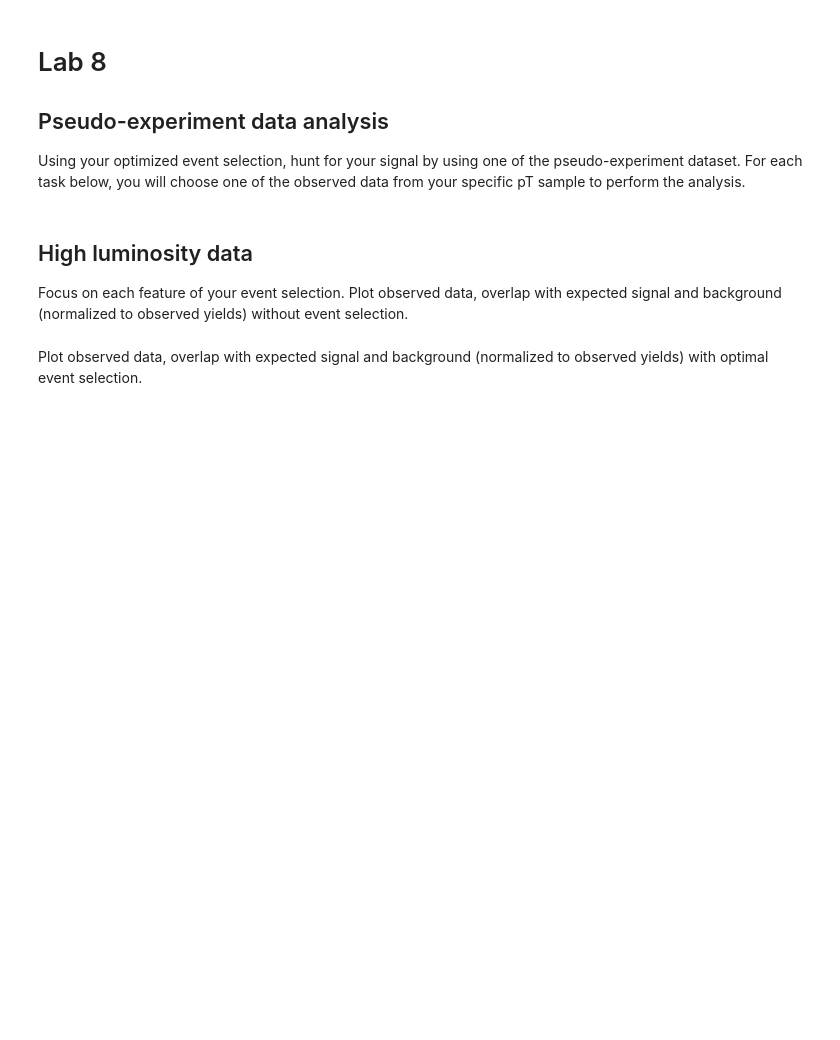
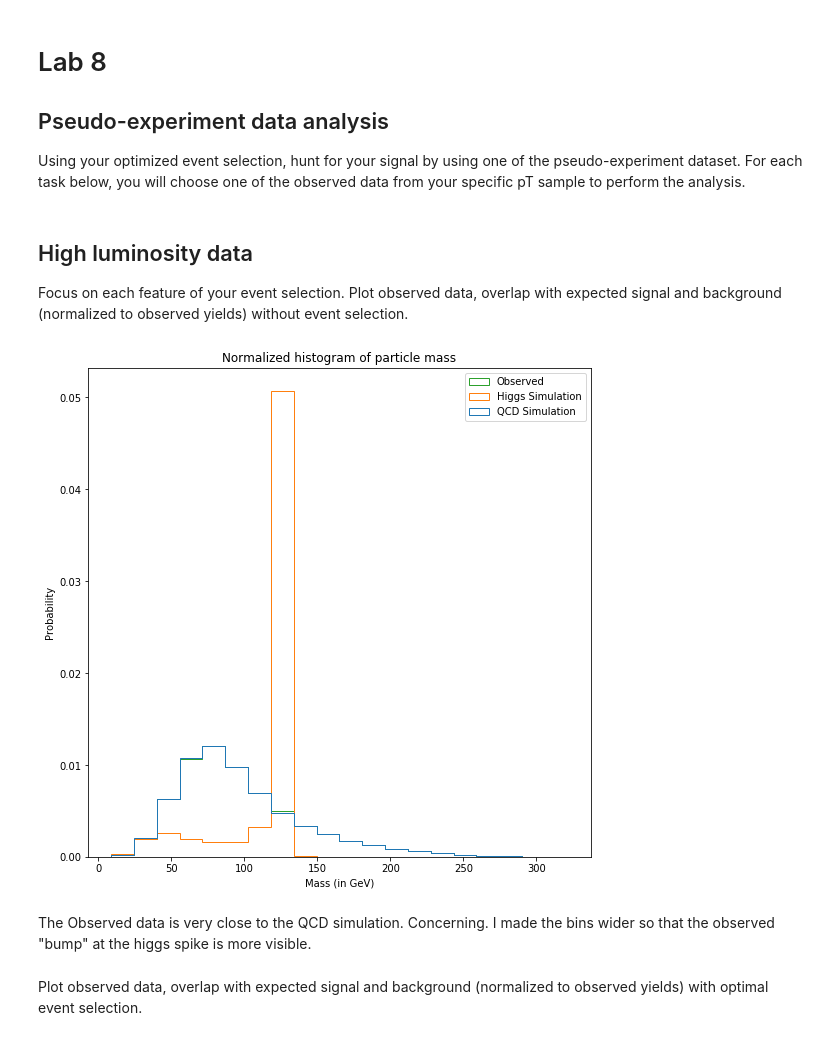
Before and after one commit to AdamK42/physics-434, a Jupyter notebook: lab7/lab7_8.ipynb, the cells around one changed output. Drawn from its saved outputs; the diff is of its cells as text; code cells hidden in the pictures; blank space fills up the shorter version.

```diff
--- a/lab7/lab7_8.ipynb
+++ b/lab7/lab7_8.ipynb
@@ -382,9 +385,35 @@ hi_data = pd.read_hdf(hi_lumi_file)
 
 lo_lumi_file = "Higgs_data/Sample_pt_250_500/data_lowLumi_pt_250_500.h5"
 lo_data = pd.read_hdf(lo_lumi_file)
+# %%
+# Since I used only pt and mass previously, I will only extract those
+mass_hi = hi_data["mass"]
+pt_hi = hi_data["pt"]
+mass_lo = lo_data["mass"]
+pt_lo = lo_data["pt"]
+
+# I am not going to utilize the momentum data just now, until I figure out
+# why my sigma for that cut is so wacky
 # %% [markdown]
 ## High luminosity data
 
 Focus on each feature of your event selection. Plot observed data, overlap with expected signal and background (normalized to observed yields) without event selection.
+# %%
+# this is just showing off another one of these histograms, this time
+# not stacked
+figure = plt.figure(figsize=(9, 9))
+ax = figure.subplots()
+
+n, bins, patches = ax.hist([mass_q, mass_h, mass_hi], bins=20,
+                           histtype='step', density=True);
+ax.set_title("Normalized histogram of particle mass")
+ax.set_ylabel("Probability")
+ax.set_xlabel("Mass (in GeV)")
+# Dear god, why is the order reversed for the legend now? I swear...
+ax.legend(["Observed", "Higgs Simulation", "QCD Simulation"]);
+# %% [output]
+[figure, added]
+# %% [markdown]
+The Observed data is very close to the QCD simulation. Concerning. I made the bins wider so that the observed "bump" at the higgs spike is more visible.
 # %% [markdown]
 Plot observed data, overlap with expected signal and background (normalized to observed yields) with optimal event selection.
```
Also changed, not shown: parts of 27 cells of this notebook.
